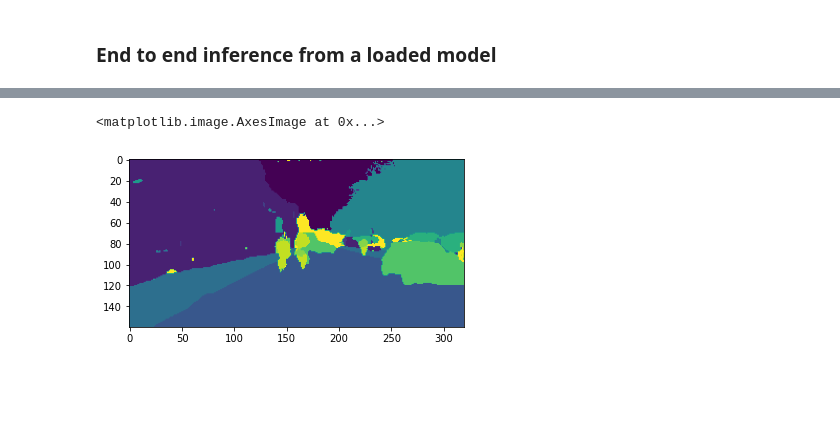
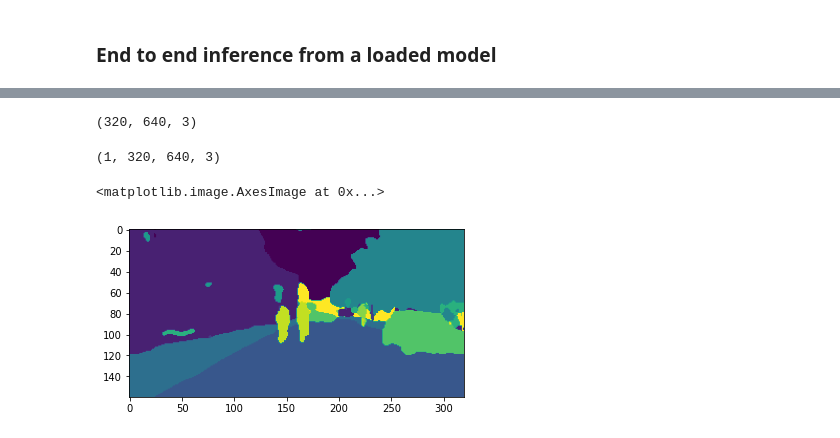
Before and after one commit to sachinkmohan/image-segmentation-keras, a Jupyter notebook: testing_end_to_end_pruning_modified.ipynb, the cells around one changed output, grey strips where cells are left out. Drawn from its saved outputs; the diff is of its cells as text; code cells hidden in the pictures; blank space fills up the shorter version.

```diff
--- a/testing_end_to_end_pruning_modified.ipynb
+++ b/testing_end_to_end_pruning_modified.ipynb
@@ -286,7 +309,7 @@ from keras_segmentation.models.unet import vgg_unet
 from tensorflow.keras.models import load_model
 
 #model = vgg_unet(n_classes=50 ,  input_height=320, input_width=640  )
-model7_p=load_model('./striped_divam_ss_pruned_ep_20.h5')
+model7_p=load_model('./striped_divam_ss_pruned_ep_model_20_r_segnet.h5')
 #model_base=load_model('./dg_base_ep1.h5')
 print('done')
 # %%
@@ -442,4 +595,12 @@ import numpy as np
 IMAGE_ORDERING = "channels_last"
 x = get_image_array(inp, input_width, input_height,
                     ordering=IMAGE_ORDERING)
+# %%
+x.shape
+# %% [output]
+(320, 640, 3)
+# %%
+np.expand_dims(x,0).shape
+# %% [output]
+(1, 320, 640, 3)
 # %%
@@ -447,4 +608,10 @@ pr = model_for_pruning.predict(np.array([x]))[0]
 pr_p = pr.reshape((output_height,  output_width, n_classes)).argmax(axis=2)
+# %%
+import matplotlib.pyplot as plt
+plt.imshow(pr_p)
+# %% [output]
+<matplotlib.image.AxesImage at 0x...>
+[figure, added]
 # %%
 import random
 
@@ -514,10 +681,7 @@ seg_img = visualize_segmentation(pr, inp, n_classes=n_classes,
 print(seg_img)
 # %%
 import matplotlib.pyplot as plt
-plt.imshow(pr_p1)
+plt.imshow(pr_p)
-# %% [output]
-<matplotlib.image.AxesImage at 0x...>
-[figure, removed]
 # %%
 from tqdm import tqdm
 import random
```
Also changed, not shown: parts of 45 cells of this notebook, 3 other files.
